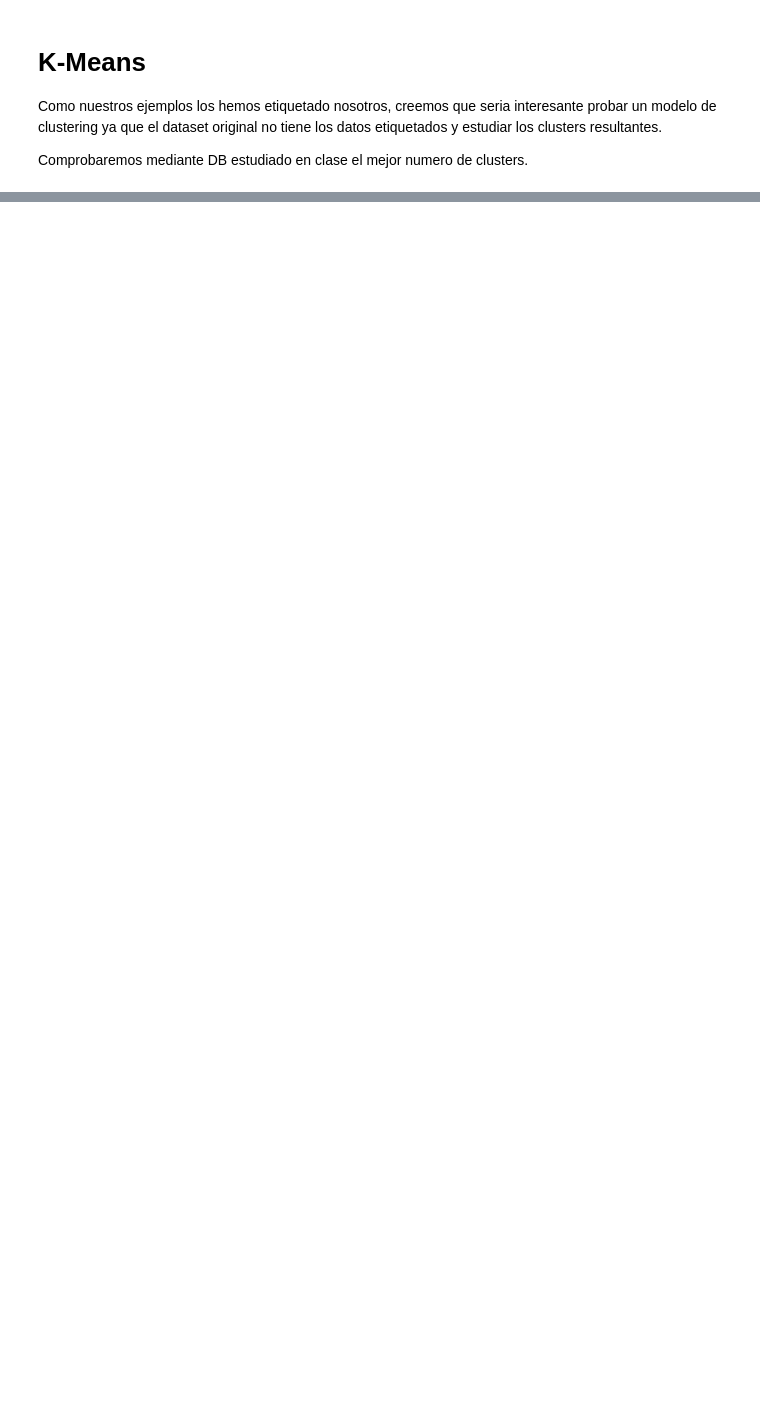
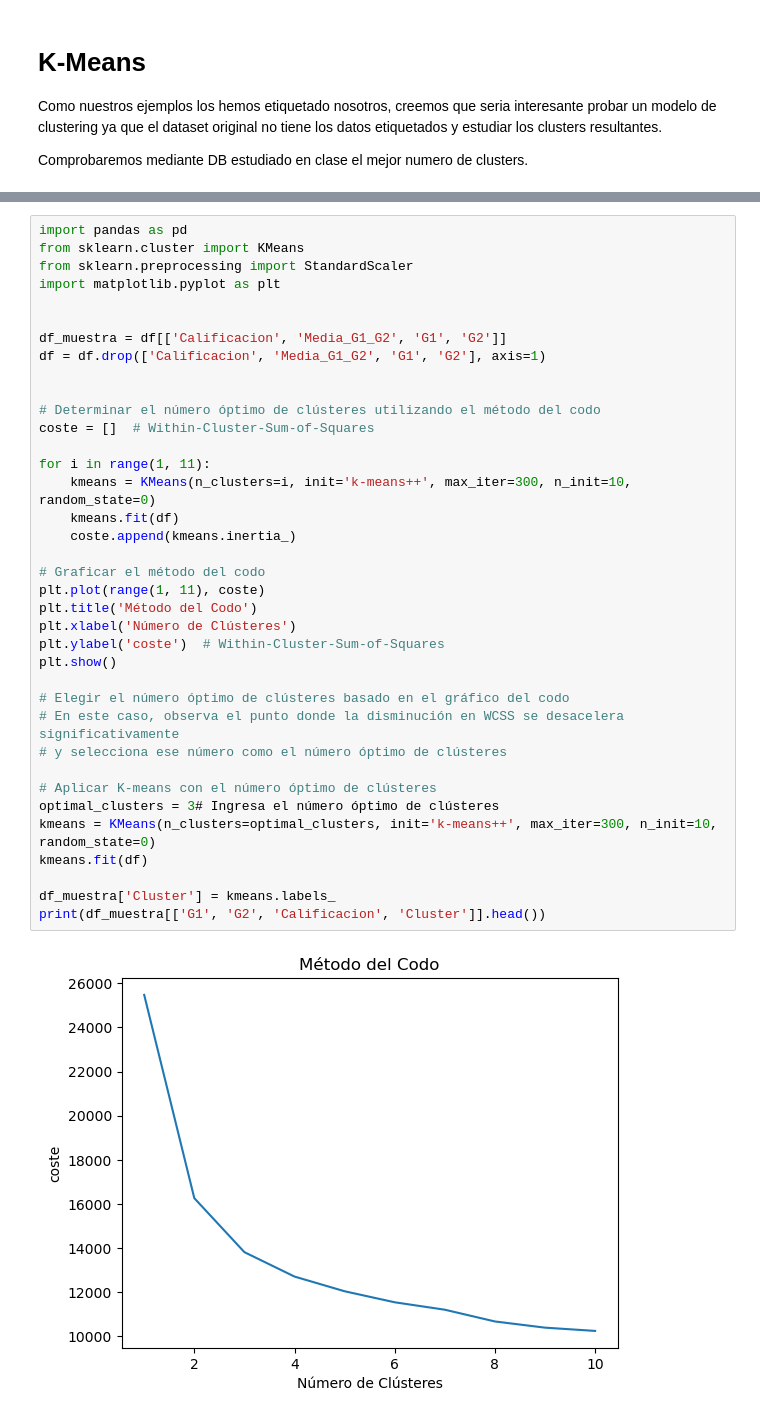
Before and after one commit to WADEBER/Trabajo-Aprendizaje, a Jupyter notebook: alcoholism.ipynb, the cells around one changed output, grey strips where cells are left out. Drawn from its saved outputs; the diff is of its cells as text; blank space fills up the shorter version.

```diff
--- a/alcoholism.ipynb
+++ b/alcoholism.ipynb
@@ -870,0 +867,39 @@ El mejor valor de k es:  5
+# %%
+import pandas as pd
+from sklearn.cluster import KMeans
+from sklearn.preprocessing import StandardScaler
+import matplotlib.pyplot as plt
+
+
+df_muestra = df[['Calificacion', 'Media_G1_G2', 'G1', 'G2']]
+df = df.drop(['Calificacion', 'Media_G1_G2', 'G1', 'G2'], axis=1)
+
+
+# Determinar el número óptimo de clústeres utilizando el método del codo
+coste = []  # Within-Cluster-Sum-of-Squares
+
+for i in range(1, 11):
+    kmeans = KMeans(n_clusters=i, init='k-means++', max_iter=300, n_init=10, random_state=0)
+    kmeans.fit(df)
+    coste.append(kmeans.inertia_)
+
+# Graficar el método del codo
+plt.plot(range(1, 11), coste)
+plt.title('Método del Codo')
+plt.xlabel('Número de Clústeres')
+plt.ylabel('coste')  # Within-Cluster-Sum-of-Squares
+plt.show()
+
+# Elegir el número óptimo de clústeres basado en el gráfico del codo
+# En este caso, observa el punto donde la disminución en WCSS se desacelera significativamente
+# y selecciona ese número como el número óptimo de clústeres
+
+# Aplicar K-means con el número óptimo de clústeres
+optimal_clusters = 3# Ingresa el número óptimo de clústeres
+kmeans = KMeans(n_clusters=optimal_clusters, init='k-means++', max_iter=300, n_init=10, random_state=0)
+kmeans.fit(df)
+
+df_muestra['Cluster'] = kmeans.labels_
+print(df_muestra[['G1', 'G2', 'Calificacion', 'Cluster']].head())
+# %% [output]
+[figure, added]
```
Also changed, not shown: parts of 17 cells of this notebook.
